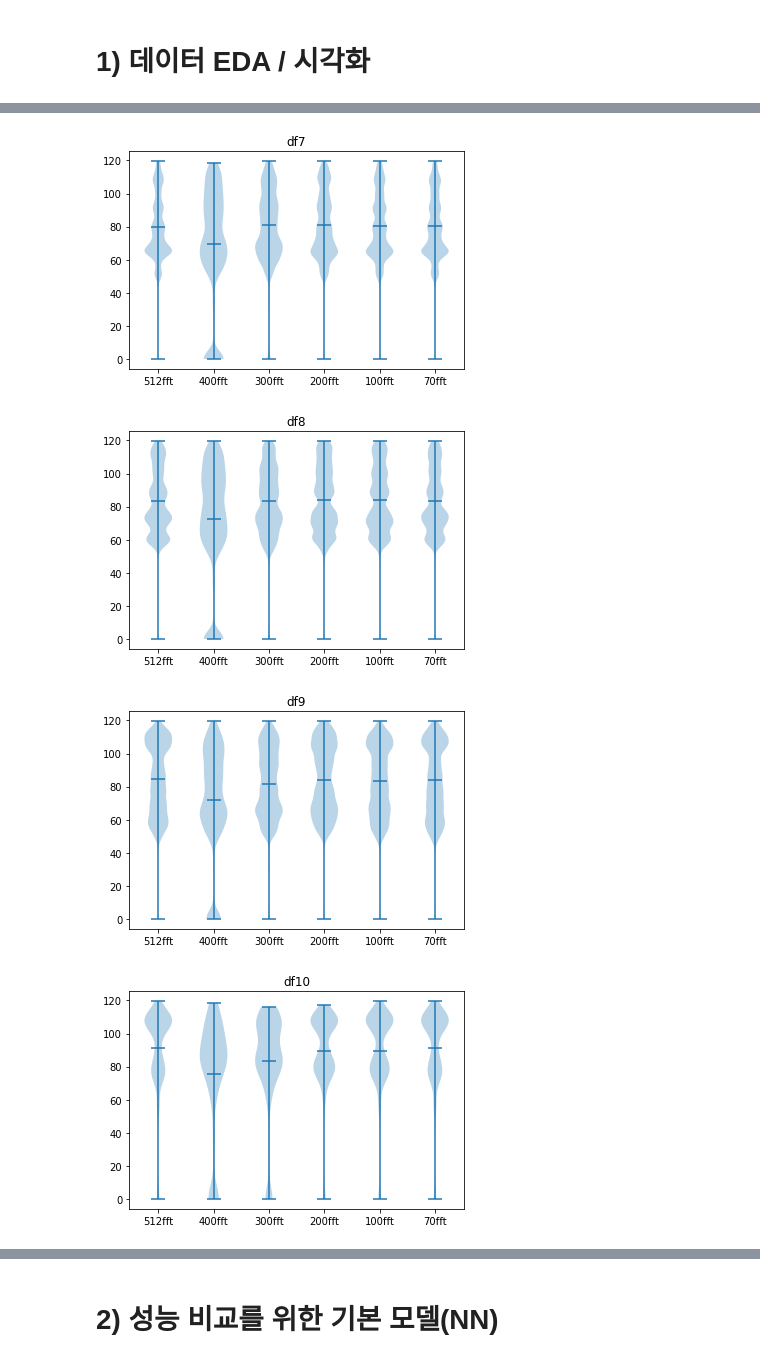
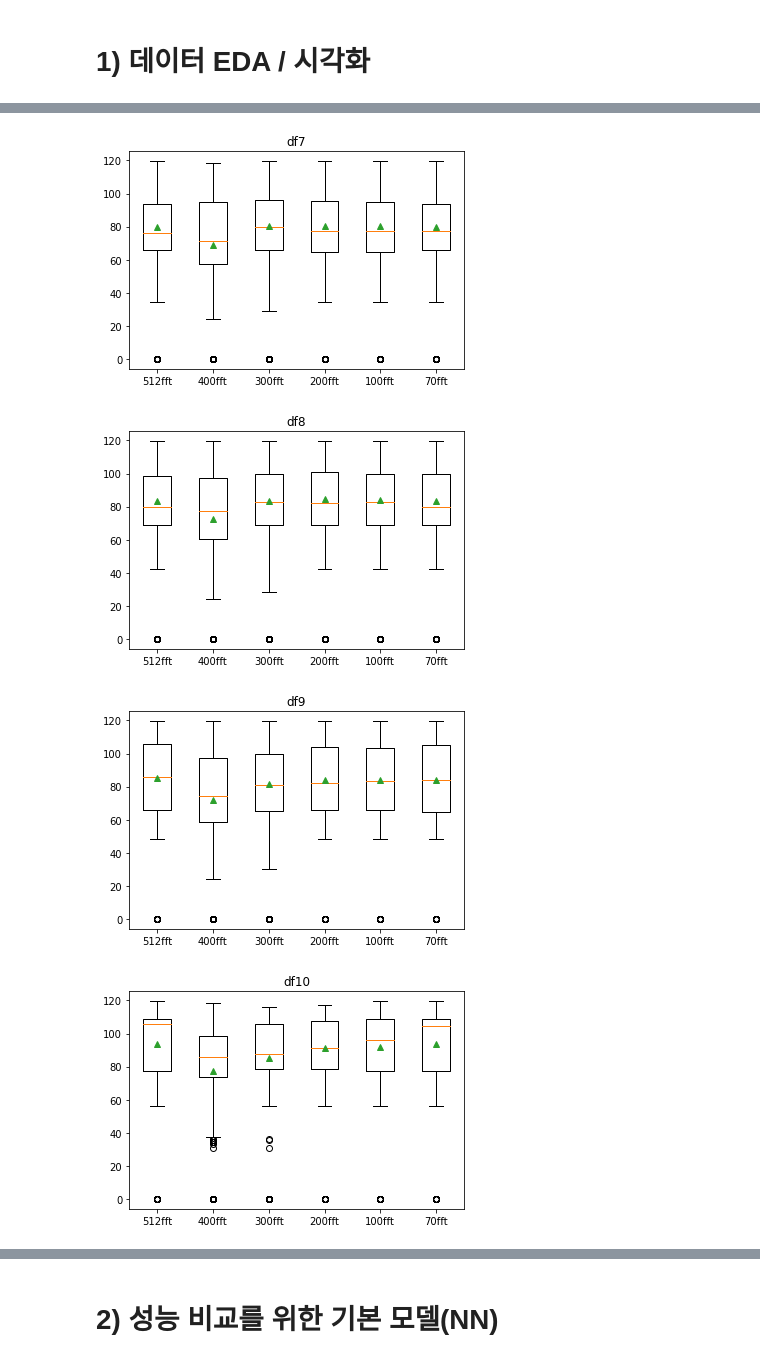
Before and after one commit to sdding/Project, a Jupyter notebook: Wapeul-Project/와플_프로젝트.ipynb, the cells around one changed output, grey strips where cells are left out. Saved outputs shown, nothing was run; the diff lists cells and outputs as text; code cells hidden in the pictures.

```diff
--- a/Wapeul-Project/와플_프로젝트.ipynb
+++ b/Wapeul-Project/와플_프로젝트.ipynb
@@ -57,11 +128,11 @@ plt.show()
 # %%
-# ecg와 bpm의 그래프
+# 이상치 제거 후의 ecg 그래프
 plt.figure(figsize=(20, 15))
 for i, j in enumerate(data):
   plt.subplot(4, 3, i+1)
   plt.title(j)
-  plt.plot(data[j]['ecg'], label = 'ecg')
-  plt.plot(data[j]['bpm'], label = 'bpm')
+  plt.plot(data[j]['ecg'], label = 'before')
+  plt.plot(outlier(data[j]['ecg']), label = 'after')
   plt.legend(loc='upper right')
 
 plt.show()
@@ -70 +141,5 @@ plt.show()
+# %%
+# 이상치 제거
+for i in data:
+  data[i] = data[i].loc[outlier(data[i]['ecg']).index]
 # %% [markdown]
@@ -72,10 +148,10 @@ plt.show()
 # %%
-# ecg와 fft의 그래프
+# df0의 ecg와 fft의 그래프
 plt.figure(figsize=(20,10))
 for i, j in enumerate(['512fft', '400fft',	'300fft',	'200fft',	'100fft',	'70fft']):
   plt.subplot(2, 3, i+1)
-  plt.plot(data['df1']['ecg'],label='ecg')
-  plt.plot(data['df1'][j], label=j)
+  plt.plot(data['df0']['ecg'],label='ecg')
+  plt.plot(data['df0'][j], label=j)
   plt.legend(loc='upper right')
 
 plt.show()
@@ -84,10 +159,0 @@ plt.show()
-# %%
-# ecg와 fft의 분포 그래프
-bins=np.linspace(40, 130, 50)
-plt.figure(figsize=(20,10))
-for i, j in enumerate(['512fft', '400fft',	'300fft',	'200fft',	'100fft',	'70fft']):
-  plt.subplot(2, 3, i+1)
-  plt.hist([data['df1']['ecg'], data['df1'][j]], bins, alpha=0.5, label=['ecg', j])
-  plt.legend(loc='upper right')
-
-plt.show()
@@ -96,9 +160,9 @@ plt.show()
 # %%
-# fft의 바이올린플롯 (이상치 측정)
+# 11명의 사람의 fft데이터의 이상치 그래프
 for i, j in enumerate(data):
   fig, ax = plt.subplots()
   plt.title(j)
-  plt.violinplot([data[j]['512fft'], data[j]['400fft'], data[j]['300fft'], data[j]['200fft'], data[j]['100fft'], data[j]['70fft']], showmeans=True)
+  plt.boxplot([data[j]['512fft'], data[j]['400fft'], data[j]['300fft'], data[j]['200fft'], data[j]['100fft'], data[j]['70fft']], showmeans=True)
   ax.set_xticks(np.arange(1, 7))
   ax.set_xticklabels(['512fft', '400fft', '300fft', '200fft', '100fft', '70fft'])
 
@@ -114,4 +178,4 @@ plt.show()
-[figure, old version]
+[figure, new version]
-[figure, old version]
+[figure, new version]
-[figure, old version]
+[figure, new version]
-[figure, old version]
+[figure, new version]
```
Also changed, not shown: parts of 137 cells of this notebook.
